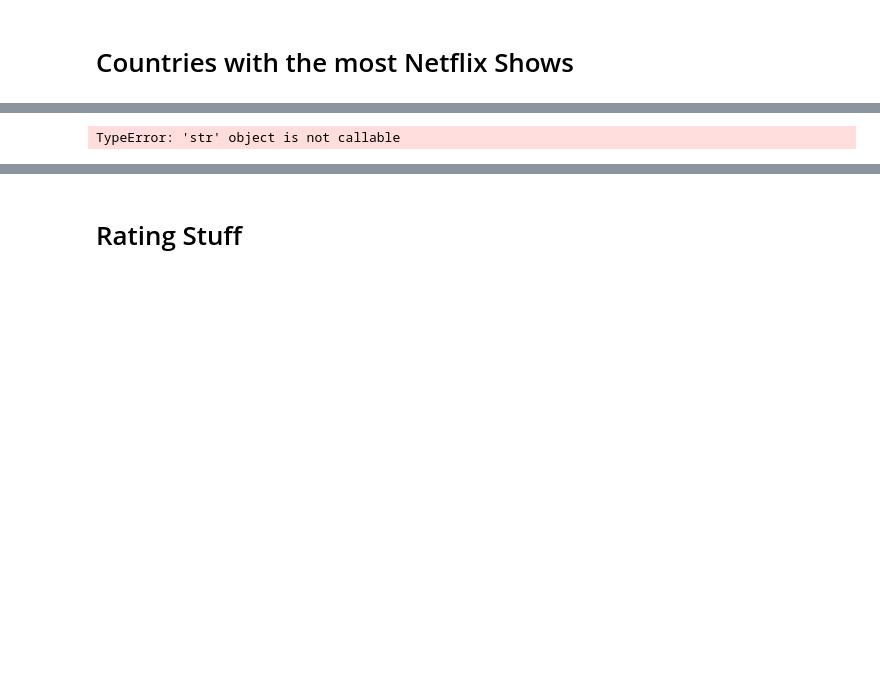
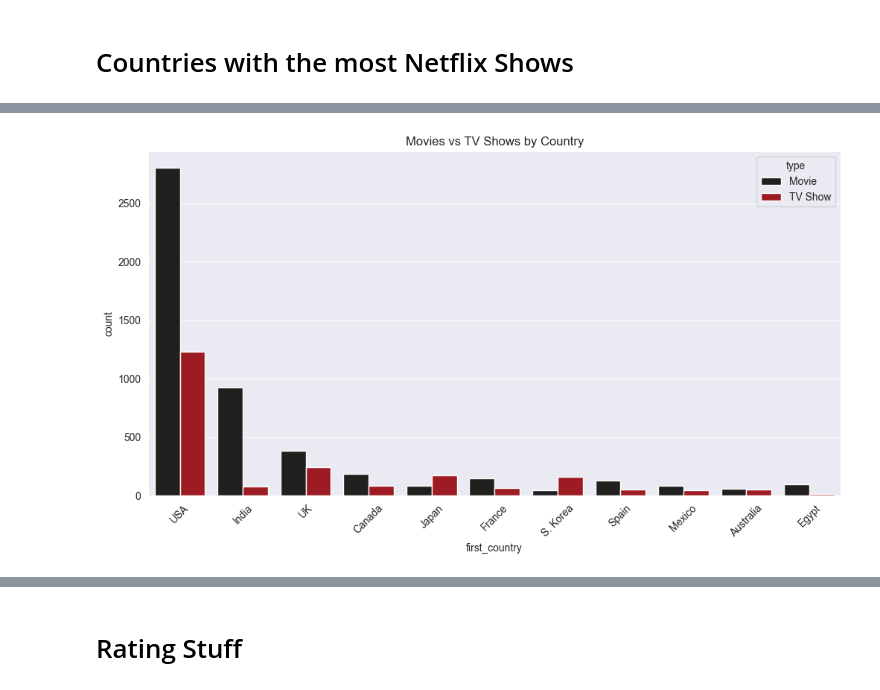
Before and after one commit to Ihaxxxx/Machine-Learning, a Jupyter notebook: Projects/Netflix Movies and TV Shows Dataset/index.ipynb, the cells around one changed output, grey strips where cells are left out. Saved outputs shown, nothing was run; the diff lists cells and outputs as text; code cells hidden in the pictures; blank space fills up the shorter version.

```diff
--- a/Projects/Netflix Movies and TV Shows Dataset/index.ipynb
+++ b/Projects/Netflix Movies and TV Shows Dataset/index.ipynb
@@ -178,4 +179,20 @@ sns.barplot(
 # %%
-data_q2q3 = df[['type', 'first_country']].groupby('first_country')['type'].value_counts().sort_values,ascending=False).unstack()
+country_order = df['first_country'].value_counts()[:11].index
+data_q2q3 = df[['type', 'first_country']].groupby('first_country')['type'].value_counts().unstack().loc[country_order]
+
+# Reset index and melt
+data_melt = data_q2q3.reset_index().melt(id_vars='first_country', value_name='count', var_name='type')
+
+
+plt.figure(figsize=(12,6))
+sns.barplot(
+    data=data_melt,
+    x='first_country',
+    y='count',
+    hue='type'
+)
+plt.xticks(rotation=45)
+plt.title("Movies vs TV Shows by Country")
+plt.show()
 # %% [output]
-TypeError: 'str' object is not callable
+[figure, added]
```
Also changed, not shown: parts of 27 cells of this notebook, 15 other files.
